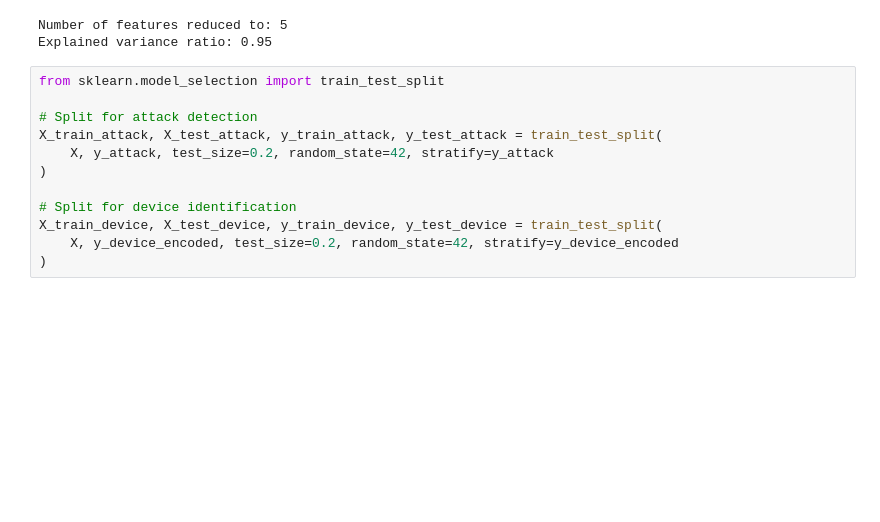
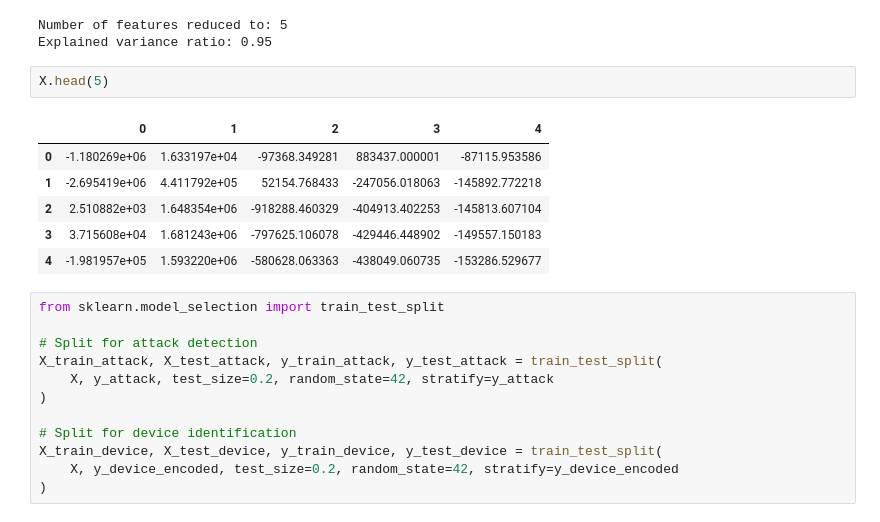
Before and after one commit to Nazihahaha/cic_iot, a Jupyter notebook: main.ipynb, the cells around one changed output. Saved outputs shown, nothing was run; the diff lists cells and outputs as text; blank space fills up the shorter version.

Commit message:
Display first 5 rows of PCA-transformed data
Added a new code cell to output the first five rows of the DataFrame after PCA transformation using X.head(5). This helps verify the structure and values of the reduced dataset.

```diff
--- a/main.ipynb
+++ b/main.ipynb
@@ -232,6 +232,15 @@ X = pd.DataFrame(X_reduced, index=X.index)
 # %% [output]
 Number of features reduced to: 5
 Explained variance ratio: 0.95
+# %%
+X.head(5)
+# %% [output]
+|  | 0 | 1 | 2 | 3 | 4 |
+| 0 | -1.180269e+06 | 1.633197e+04 | -97368.349281 | 883437.000001 | -87115.953586 |
+| 1 | -2.695419e+06 | 4.411792e+05 | 52154.768433 | -247056.018063 | -145892.772218 |
+| 2 | 2.510882e+03 | 1.648354e+06 | -918288.460329 | -404913.402253 | -145813.607104 |
+| 3 | 3.715608e+04 | 1.681243e+06 | -797625.106078 | -429446.448902 | -149557.150183 |
+| 4 | -1.981957e+05 | 1.593220e+06 | -580628.063363 | -438049.060735 | -153286.529677 |
 # %%
 from sklearn.model_selection import train_test_split
 
```
